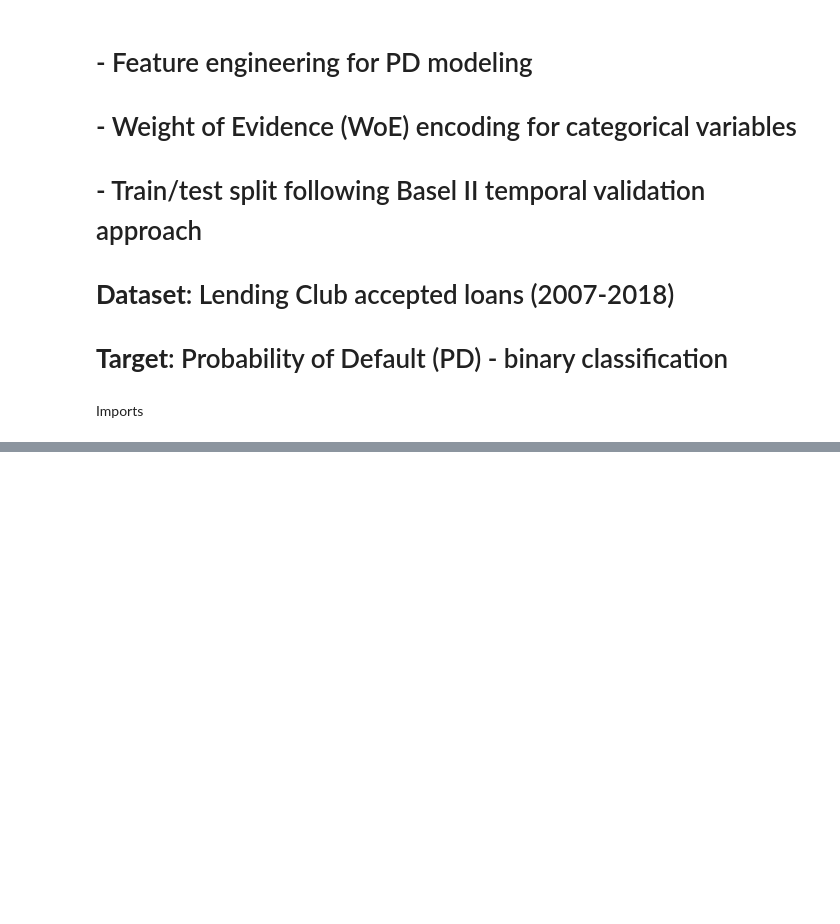
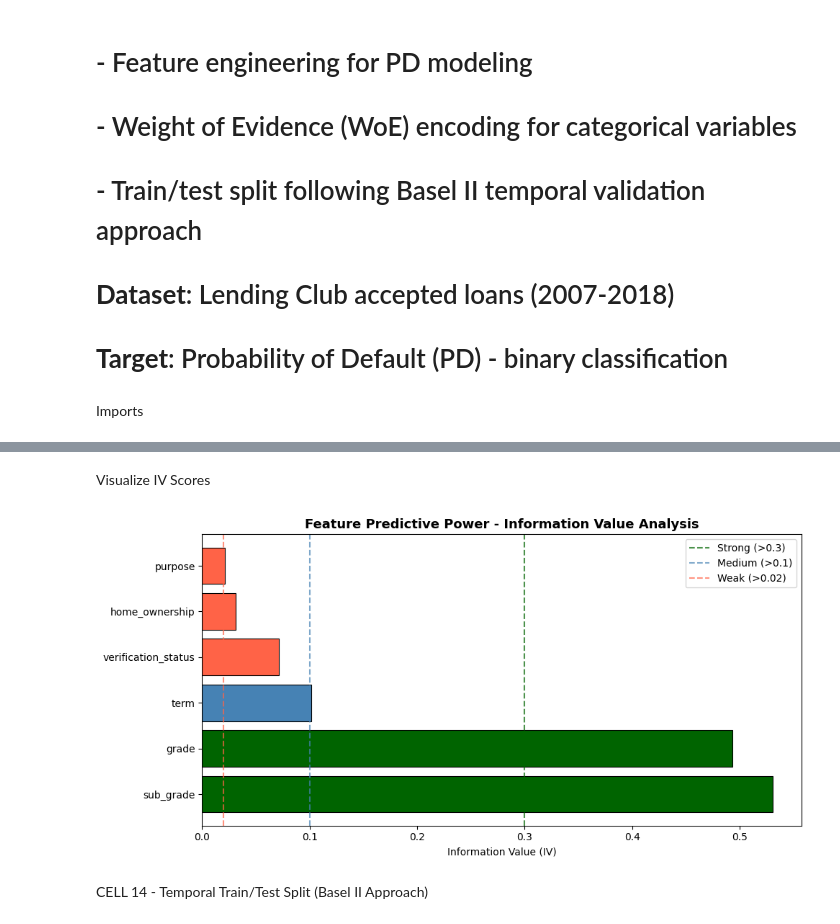
Before and after one commit to karthik-1604/Credit-Risk-Analytics, a Jupyter notebook: notebooks/01_data_preprocessing.ipynb, the cells around one changed output, grey strips where cells are left out. Saved outputs shown, nothing was run; the diff lists cells and outputs as text; code cells hidden in the pictures; blank space fills up the shorter version.

```diff
--- a/notebooks/01_data_preprocessing.ipynb
+++ b/notebooks/01_data_preprocessing.ipynb
@@ -31,0 +252,26 @@ ModuleNotFoundError: No module named 'matplotlib'
+# %%
+# Clean string-formatted numeric columns
+
+# int_rate: remove '%' if present
+if df['int_rate'].dtype == object:
+    df['int_rate'] = df['int_rate'].str.replace('%', '').astype(float)
+
+# term: extract numeric months
+if df['term'].dtype == object:
+    df['term'] = df['term'].str.extract(r'(\d+)').astype(int)
+
+# revol_util: remove '%' if present
+if 'revol_util' in df.columns and df['revol_util'].dtype == object:
+    df['revol_util'] = df['revol_util'].str.replace('%', '').astype(float)
+    df['revol_util'].fillna(df['revol_util'].median(), inplace=True)
+
+# Credit history length in years from earliest_cr_line
+if 'earliest_cr_line' in df.columns:
+    df['earliest_cr_line'] = pd.to_datetime(df['earliest_cr_line'], format='%b-%Y', errors='coerce')
+    reference_date = pd.Timestamp('2018-01-01')
+    df['credit_history_years'] = ((reference_date - df['earliest_cr_line']).dt.days / 365).round(1)
+    df['credit_history_years'].fillna(df['credit_history_years'].median(), inplace=True)
+    df.drop(columns=['earliest_cr_line'], inplace=True)
+
+print("Numeric feature engineering complete")
+print(df[['int_rate', 'term', 'credit_history_years']].describe())
@@ -31,0 +411,20 @@ ModuleNotFoundError: No module named 'matplotlib'
+# %% [markdown]
+Visualize IV Scores
+# %%
+fig, ax = plt.subplots(figsize=(10, 5))
+colors = ['darkgreen' if iv > 0.3 else ('steelblue' if iv > 0.1 else 'tomato')
+          for iv in iv_df['IV']]
+ax.barh(iv_df.index, iv_df['IV'], color=colors, edgecolor='black', linewidth=0.8)
+ax.axvline(x=0.3, color='darkgreen', linestyle='--', alpha=0.7, label='Strong (>0.3)')
+ax.axvline(x=0.1, color='steelblue', linestyle='--', alpha=0.7, label='Medium (>0.1)')
+ax.axvline(x=0.02, color='tomato', linestyle='--', alpha=0.7, label='Weak (>0.02)')
+ax.set_xlabel('Information Value (IV)')
+ax.set_title('Feature Predictive Power - Information Value Analysis', fontsize=13, fontweight='bold')
+ax.legend()
+plt.tight_layout()
+plt.savefig('iv_scores.png', dpi=150, bbox_inches='tight')
+plt.show()
+# %% [output]
+[figure, added]
+# %% [markdown]
+CELL 14 - Temporal Train/Test Split (Basel II Approach)
```
Also changed, not shown: parts of 29 cells of this notebook, 1 other file.
